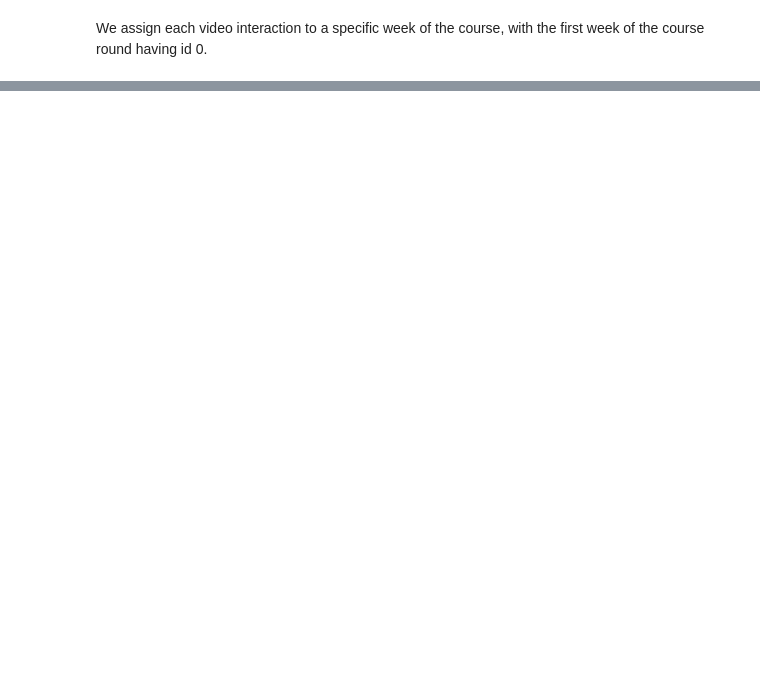
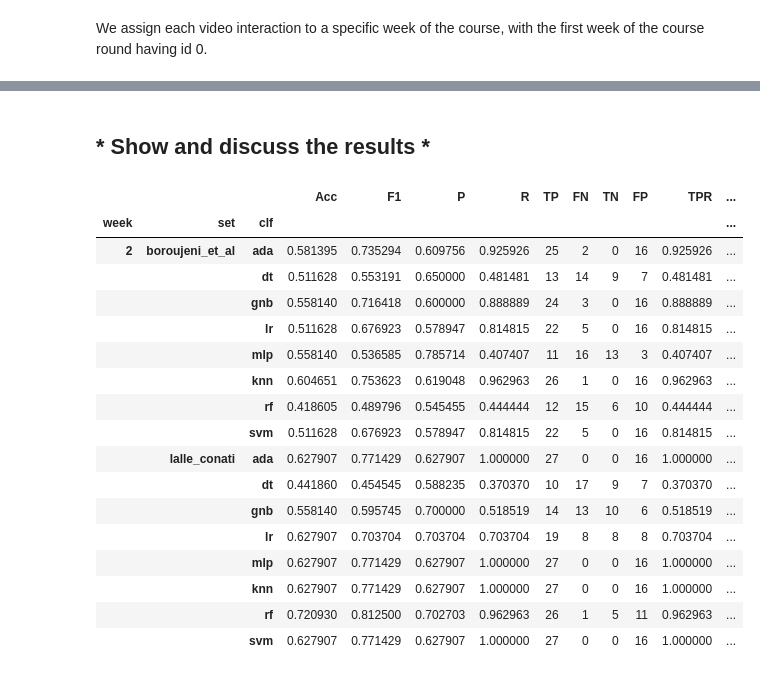
Before and after one commit to epfl-ml4ed/flipped-classroom, a Jupyter notebook: notebooks/early_warning_baselines.ipynb, the cells around one changed output, grey strips where cells are left out. Drawn from its saved outputs; the diff is of its cells as text; code cells hidden in the pictures; blank space fills up the shorter version.

```diff
--- a/notebooks/early_warning_baselines.ipynb
+++ b/notebooks/early_warning_baselines.ipynb
@@ -376,0 +366,8 @@ for ffunc in feature_labels:
+# %%
+for ffunc in feature_labels:
+    flabel = ffunc.getName()
+    print('Feature set:', flabel)
+    for wid in weeks:
+        print('> Week:', wid)
+        for mid in classifiers_types.keys():
+            print('>> Model:', mid, '-', trained_models[flabel][wid][mid].best_params_)
@@ -376,0 +431,16 @@ for ffunc in feature_labels:
+# %%
+evaluation_metrics = {
+    'Acc': accuracy_score,
+    'F1': f1_score,
+    'P': precision_score,
+    'R': recall_score,
+    'TP': tp,
+    'FN': fn,
+    'TN': tn,
+    'FP': fp,
+    'TPR': tpr,
+    'TNR': tnr,
+    'FPR': fpr,
+    'FNR': fnr,
+    'EER': eer
+}
@@ -377,3 +477,5 @@ for ffunc in feature_labels:
+# %% [markdown]
+## * Show and discuss the results *
 # %%
 lst_data = []
 lst_name = []
@@ -385,5 +487,24 @@ for flabel in results.keys():
 # %%
 df_results = pd.DataFrame(lst_data, columns = lst_name)
 # %%
-df_results[df_results['week'] == 8].set_index(['week', 'set', 'clf'])
+df_results[df_results['week'] == 2].set_index(['week', 'set', 'clf'])
+# %% [output]
+|  |  |  | Acc | F1 | P | R | TP | FN | TN | FP | TPR | ... |
+| week | set | clf |  |  |  |  |  |  |  |  |  | ... |
+| 2 | boroujeni_et_al | ada | 0.581395 | 0.735294 | 0.609756 | 0.925926 | 25 | 2 | 0 | 16 | 0.925926 | ... |
+|  |  | dt | 0.511628 | 0.553191 | 0.650000 | 0.481481 | 13 | 14 | 9 | 7 | 0.481481 | ... |
+|  |  | gnb | 0.558140 | 0.716418 | 0.600000 | 0.888889 | 24 | 3 | 0 | 16 | 0.888889 | ... |
+|  |  | lr | 0.511628 | 0.676923 | 0.578947 | 0.814815 | 22 | 5 | 0 | 16 | 0.814815 | ... |
+|  |  | mlp | 0.558140 | 0.536585 | 0.785714 | 0.407407 | 11 | 16 | 13 | 3 | 0.407407 | ... |
+|  |  | knn | 0.604651 | 0.753623 | 0.619048 | 0.962963 | 26 | 1 | 0 | 16 | 0.962963 | ... |
+|  |  | rf | 0.418605 | 0.489796 | 0.545455 | 0.444444 | 12 | 15 | 6 | 10 | 0.444444 | ... |
+|  |  | svm | 0.511628 | 0.676923 | 0.578947 | 0.814815 | 22 | 5 | 0 | 16 | 0.814815 | ... |
+|  | lalle_conati | ada | 0.627907 | 0.771429 | 0.627907 | 1.000000 | 27 | 0 | 0 | 16 | 1.000000 | ... |
+|  |  | dt | 0.441860 | 0.454545 | 0.588235 | 0.370370 | 10 | 17 | 9 | 7 | 0.370370 | ... |
+|  |  | gnb | 0.558140 | 0.595745 | 0.700000 | 0.518519 | 14 | 13 | 10 | 6 | 0.518519 | ... |
+|  |  | lr | 0.627907 | 0.703704 | 0.703704 | 0.703704 | 19 | 8 | 8 | 8 | 0.703704 | ... |
+|  |  | mlp | 0.627907 | 0.771429 | 0.627907 | 1.000000 | 27 | 0 | 0 | 16 | 1.000000 | ... |
+|  |  | knn | 0.627907 | 0.771429 | 0.627907 | 1.000000 | 27 | 0 | 0 | 16 | 1.000000 | ... |
+|  |  | rf | 0.720930 | 0.812500 | 0.702703 | 0.962963 | 26 | 1 | 5 | 11 | 0.962963 | ... |
+|  |  | svm | 0.627907 | 0.771429 | 0.627907 | 1.000000 | 27 | 0 | 0 | 16 | 1.000000 | ... |
 # %%
```
Also changed, not shown: parts of 102 cells of this notebook, 13 other files.
